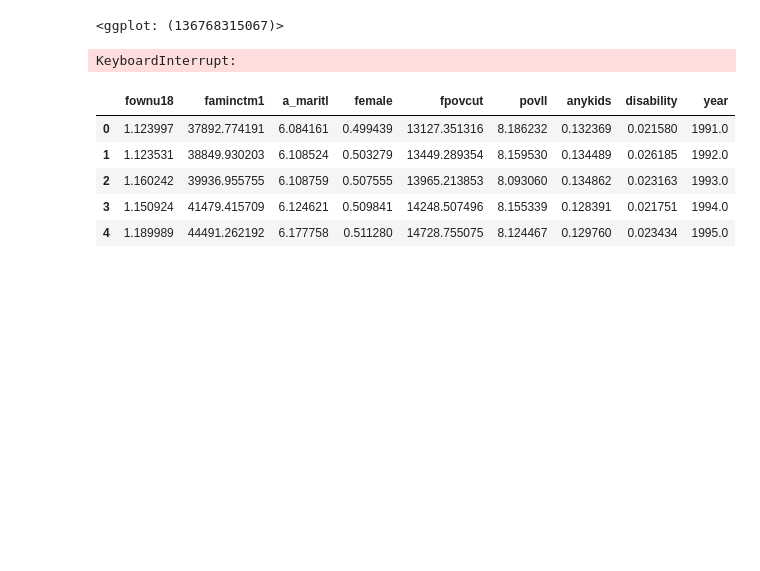
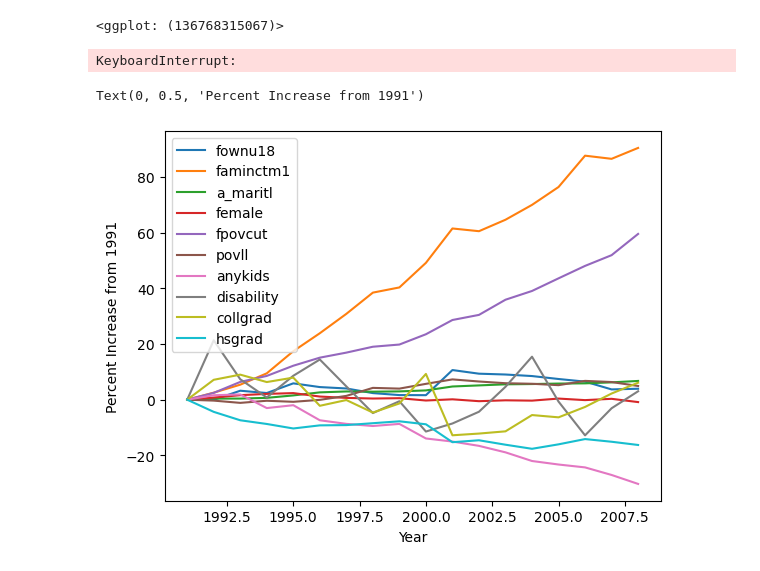
Before and after one commit to wflewis12/Causal_ML_Project, a Jupyter notebook: Edited_DR.ipynb, the cells around one changed output. Drawn from its saved outputs; the diff is of its cells as text; code cells hidden in the pictures; blank space fills up the shorter version.

Commit message:
Confounders over time

```diff
--- a/Edited_DR.ipynb
+++ b/Edited_DR.ipynb
@@ -494,19 +494,22 @@ all_years.to_csv("./ATT_Results/dr_all_years.csv")
 KeyboardInterrupt:
 # %%
 confounder_df = basic_merged.groupby(by=["year"], as_index=False).mean().copy()[list_of_confounders + ["year"]]
-confounder_df[list_of_confounders]
+for confounder in list_of_confounders:
+    confounder_df[confounder] = (confounder_df[confounder]/confounder_df[confounder_df["year"] == 1991][confounder][0] - 1) * 100
+
+ax = confounder_df.plot(x='year')
+ax.set_xlabel("Year")
+ax.set_ylabel("Percent Increase from 1991")
+
+
 #ggplot(confounder_df, aes(x='year', y='', color = 'model', group='model')) + \
 #geom_errorbar(aes(ymin = 'att-error', ymax = 'att+error')) + \
 #geom_point() + \
 #geom_line() + \
 #facet_wrap('response') + \
 #xlab('Year') + \
 #ylab('Average Treatment Effect (percent)') + \
 #labs(title = "Cumulative Average Treatment Effect After Treatment ")
 # %% [output]
-|  | fownu18 | faminctm1 | a_maritl | female | fpovcut | povll | anykids | disability | year |
-| 0 | 1.123997 | 37892.774191 | 6.084161 | 0.499439 | 13127.351316 | 8.186232 | 0.132369 | 0.021580 | 1991.0 |
-| 1 | 1.123531 | 38849.930203 | 6.108524 | 0.503279 | 13449.289354 | 8.159530 | 0.134489 | 0.026185 | 1992.0 |
-| 2 | 1.160242 | 39936.955755 | 6.108759 | 0.507555 | 13965.213853 | 8.093060 | 0.134862 | 0.023163 | 1993.0 |
-| 3 | 1.150924 | 41479.415709 | 6.124621 | 0.509841 | 14248.507496 | 8.155339 | 0.128391 | 0.021751 | 1994.0 |
-| 4 | 1.189989 | 44491.262192 | 6.177758 | 0.511280 | 14728.755075 | 8.124467 | 0.129760 | 0.023434 | 1995.0 |
+Text(0, 0.5, 'Percent Increase from 1991')
+[figure, added]
```
Also changed, not shown: 1 other file.
